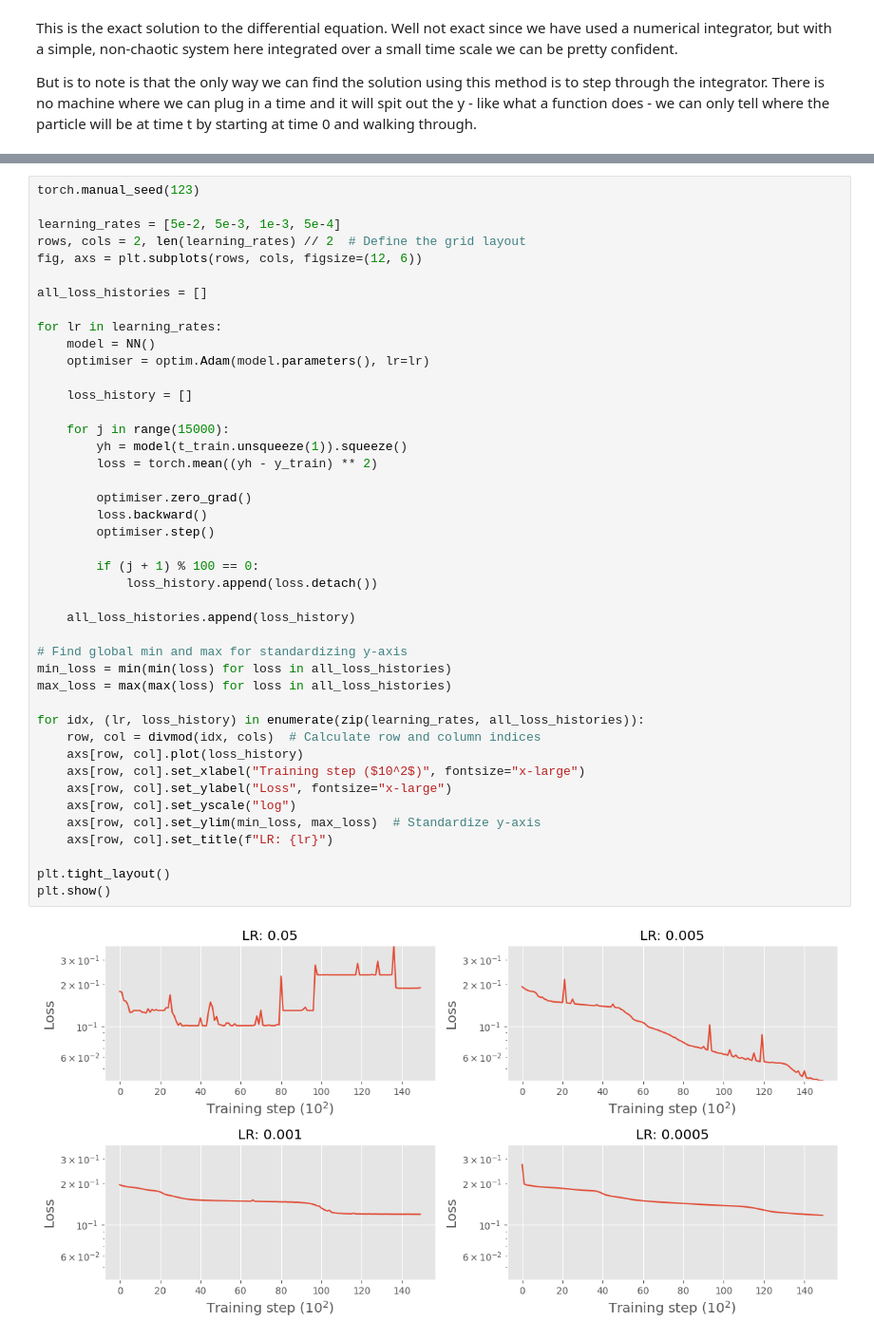
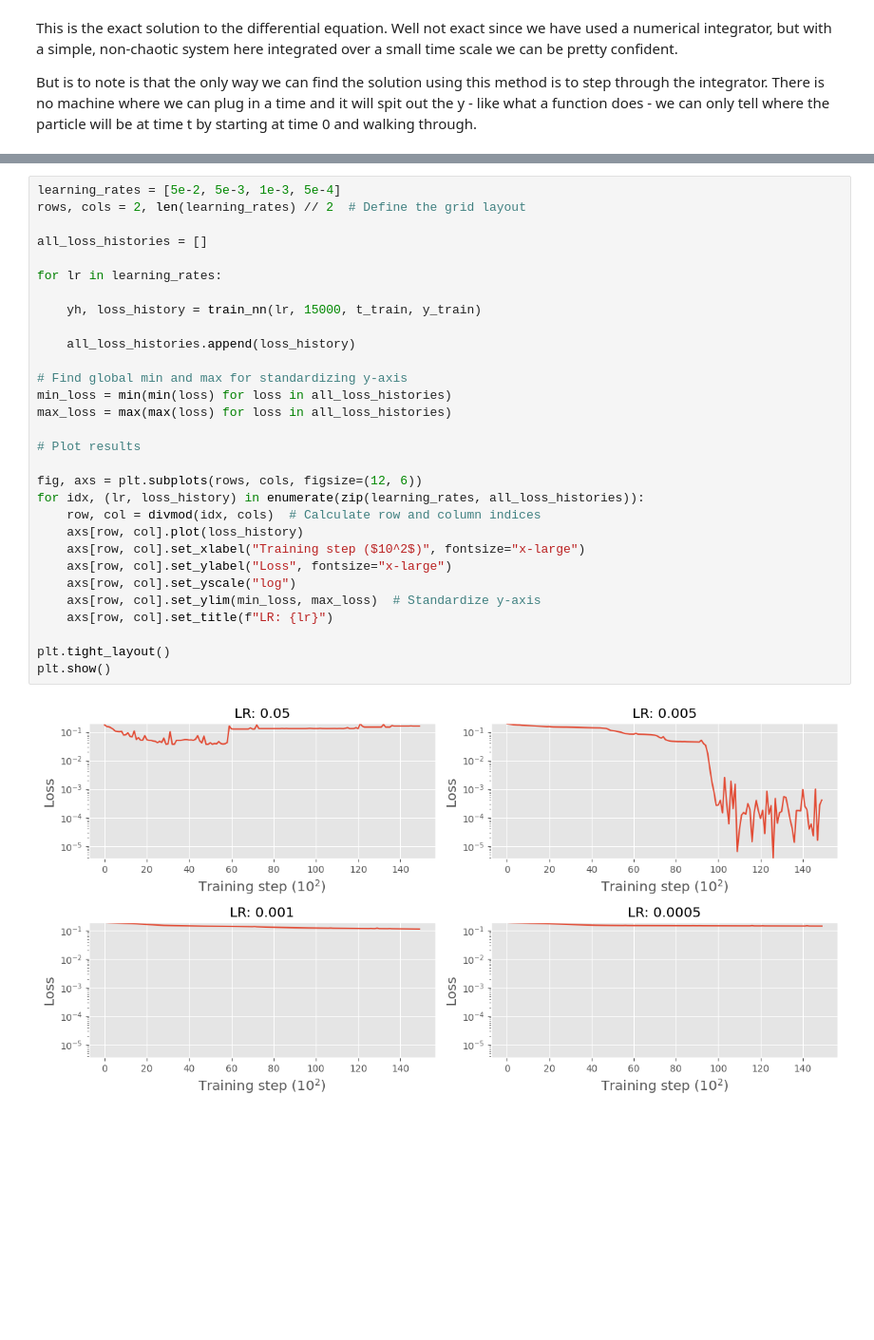
Before and after one commit to jackbmontgomery/jackbmontgomery.com, a Jupyter notebook: notebooks/solving-odes-with-neural-networks.ipynb, the cells around one changed output, grey strips where cells are left out. Shown at 95% size. Cells and saved outputs as stored; diff of their text form; blank space fills up the shorter version.

```diff
--- a/notebooks/solving-odes-with-neural-networks.ipynb
+++ b/notebooks/solving-odes-with-neural-networks.ipynb
@@ -174,45 +187,32 @@ As we can see the neural networks settles into a good approximation of the solut
 # %%
-torch.manual_seed(123)
-
 learning_rates = [5e-2, 5e-3, 1e-3, 5e-4]
 rows, cols = 2, len(learning_rates) // 2  # Define the grid layout
-fig, axs = plt.subplots(rows, cols, figsize=(12, 6))
 
 all_loss_histories = []
 
 for lr in learning_rates:
-    model = NN()
-    optimiser = optim.Adam(model.parameters(), lr=lr)
 
-    loss_history = []
-
-    for j in range(15000):
-        yh = model(t_train.unsqueeze(1)).squeeze()
-        loss = torch.mean((yh - y_train) ** 2)
-
-        optimiser.zero_grad()
-        loss.backward()
-        optimiser.step()
-
-        if (j + 1) % 100 == 0:
-            loss_history.append(loss.detach())
+    yh, loss_history = train_nn(lr, 15000, t_train, y_train)
 
     all_loss_histories.append(loss_history)
 
 # Find global min and max for standardizing y-axis
 min_loss = min(min(loss) for loss in all_loss_histories)
 max_loss = max(max(loss) for loss in all_loss_histories)
 
+# Plot results
+
+fig, axs = plt.subplots(rows, cols, figsize=(12, 6))
 for idx, (lr, loss_history) in enumerate(zip(learning_rates, all_loss_histories)):
     row, col = divmod(idx, cols)  # Calculate row and column indices
     axs[row, col].plot(loss_history)
     axs[row, col].set_xlabel("Training step ($10^2$)", fontsize="x-large")
     axs[row, col].set_ylabel("Loss", fontsize="x-large")
     axs[row, col].set_yscale("log")
     axs[row, col].set_ylim(min_loss, max_loss)  # Standardize y-axis
     axs[row, col].set_title(f"LR: {lr}")
 
 plt.tight_layout()
 plt.show()
 # %% [output]
-[figure, old version]
+[figure, new version]
```
Also changed, not shown: parts of 15 cells of this notebook, 28 other files.
